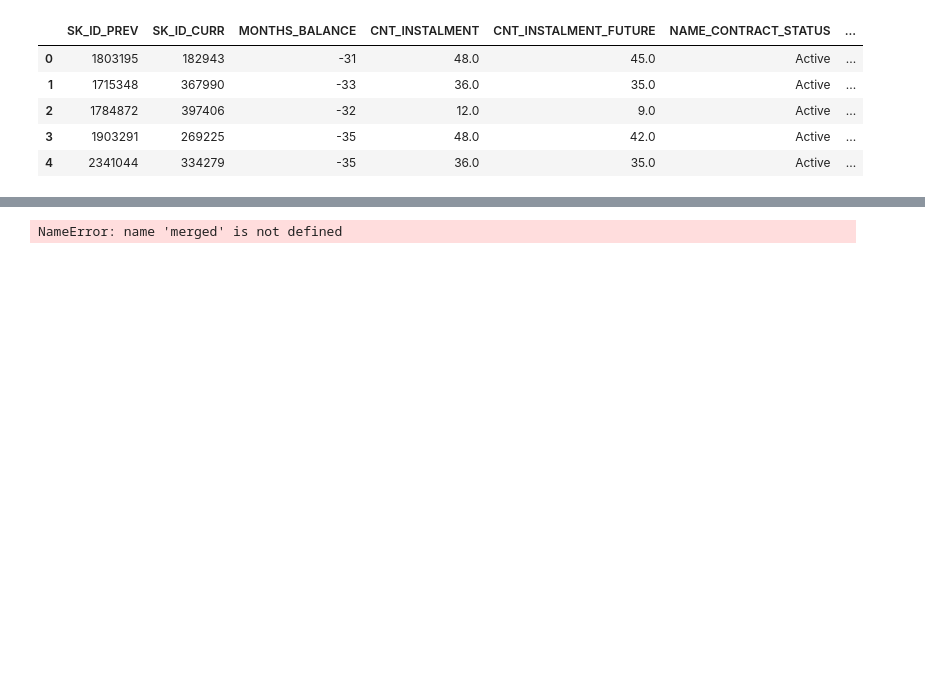
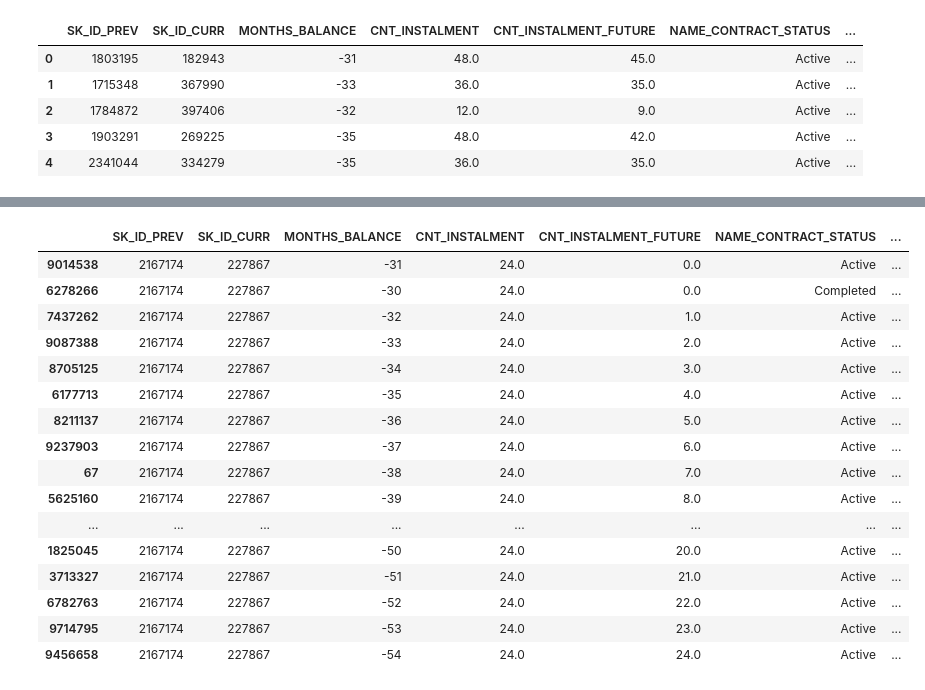
Before and after one commit to kugmax/fastai_learn, a Jupyter notebook: Home Credit Default Risk.ipynb, the cells around one changed output, grey strips where cells are left out. Cells and saved outputs as stored; diff of their text form; code cells hidden in the pictures; blank space fills up the shorter version.

```diff
--- a/Home Credit Default Risk.ipynb
+++ b/Home Credit Default Risk.ipynb
@@ -392,7 +392,23 @@ display(DataFrameSummary(pos_cash).summary())
 | missing | 0 | 0 | 0 | 26071 | 26087 | 0 | ... |
 | missing_perc | 0% | 0% | 0% | 0.26% | 0.26% | 0% | ... |
 | types | numeric | numeric | numeric | numeric | numeric | categorical | ... |
-# %%
-merged = join_df(merged, tables, 'SK_ID_PREV', 'SK_ID_PREV')
-# %% [output]
-NameError: name 'merged' is not defined
+# %%
+pos_cash[pos_cash.SK_ID_PREV == 2167174].sort_values('CNT_INSTALMENT_FUTURE')
+# %% [output]
+|  | SK_ID_PREV | SK_ID_CURR | MONTHS_BALANCE | CNT_INSTALMENT | CNT_INSTALMENT_FUTURE | NAME_CONTRACT_STATUS | ... |
+| 9014538 | 2167174 | 227867 | -31 | 24.0 | 0.0 | Active | ... |
+| 6278266 | 2167174 | 227867 | -30 | 24.0 | 0.0 | Completed | ... |
+| 7437262 | 2167174 | 227867 | -32 | 24.0 | 1.0 | Active | ... |
+| 9087388 | 2167174 | 227867 | -33 | 24.0 | 2.0 | Active | ... |
+| 8705125 | 2167174 | 227867 | -34 | 24.0 | 3.0 | Active | ... |
+| 6177713 | 2167174 | 227867 | -35 | 24.0 | 4.0 | Active | ... |
+| 8211137 | 2167174 | 227867 | -36 | 24.0 | 5.0 | Active | ... |
+| 9237903 | 2167174 | 227867 | -37 | 24.0 | 6.0 | Active | ... |
+| 67 | 2167174 | 227867 | -38 | 24.0 | 7.0 | Active | ... |
+| 5625160 | 2167174 | 227867 | -39 | 24.0 | 8.0 | Active | ... |
+| ... | ... | ... | ... | ... | ... | ... | ... |
+| 1825045 | 2167174 | 227867 | -50 | 24.0 | 20.0 | Active | ... |
+| 3713327 | 2167174 | 227867 | -51 | 24.0 | 21.0 | Active | ... |
+| 6782763 | 2167174 | 227867 | -52 | 24.0 | 22.0 | Active | ... |
+| 9714795 | 2167174 | 227867 | -53 | 24.0 | 23.0 | Active | ... |
+| 9456658 | 2167174 | 227867 | -54 | 24.0 | 24.0 | Active | ... |
```
Also changed, not shown: parts of 9 cells of this notebook, 1 other file.
